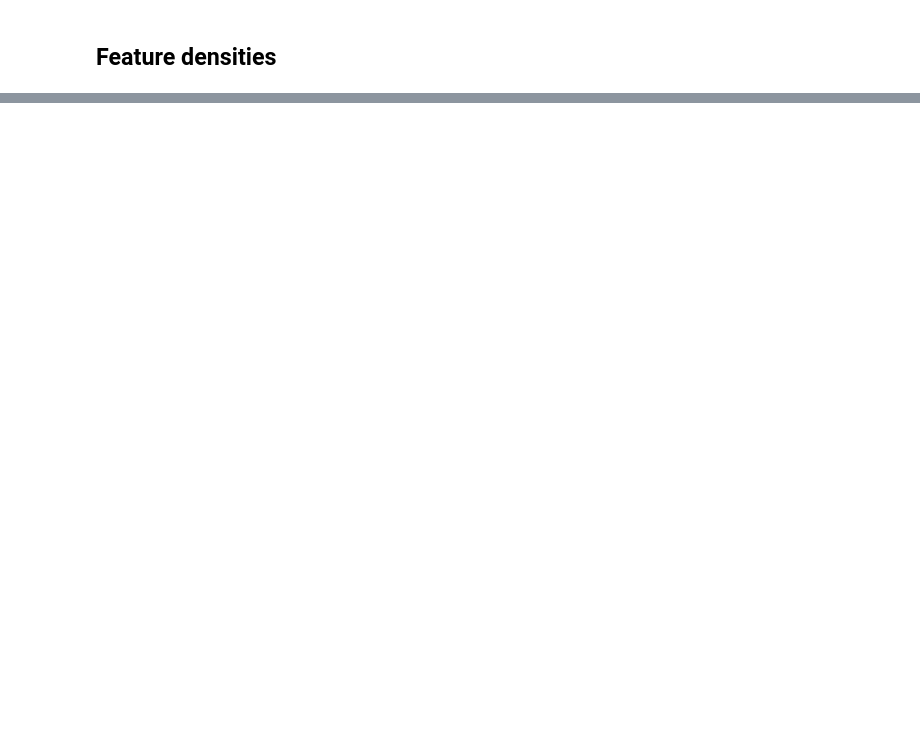
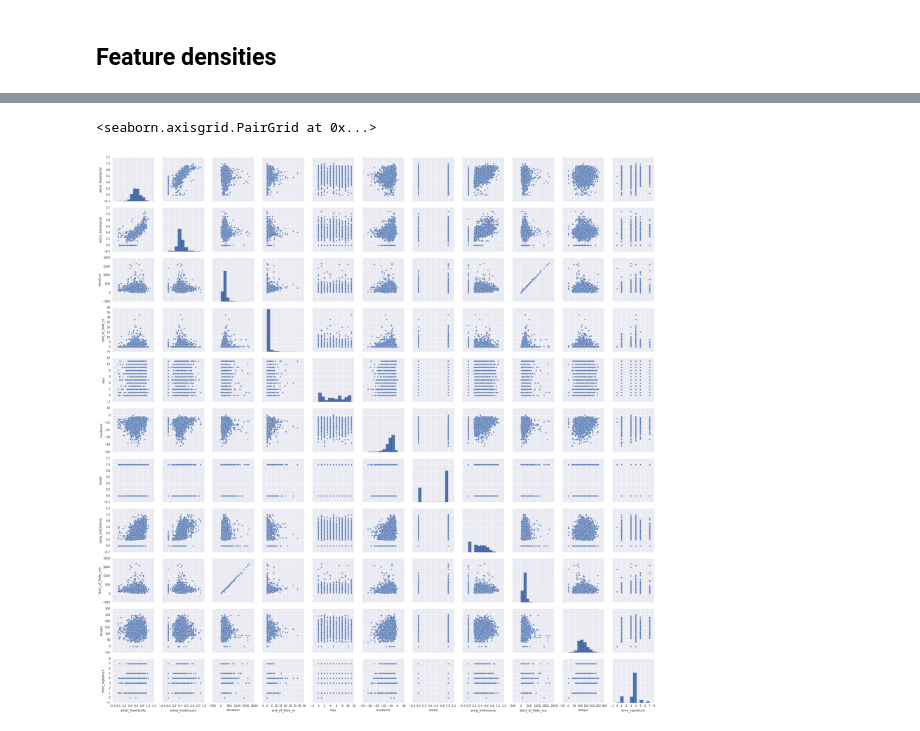
Before and after one commit to lxchavez/Yeezy-Taught-Me, a Jupyter notebook: notebooks/02-lxchavez-exploratory-analysis.ipynb, the cells around one changed output, grey strips where cells are left out. Saved outputs shown, nothing was run; the diff lists cells and outputs as text; code cells hidden in the pictures; blank space fills up the shorter version.

```diff
--- a/notebooks/02-lxchavez-exploratory-analysis.ipynb
+++ b/notebooks/02-lxchavez-exploratory-analysis.ipynb
@@ -296,0 +300,15 @@ TypeError: count() takes exactly one argument (0 given)
+# %%
+cols_to_plot = ['duration',
+                'end_of_fade_in', 'key', 'loudness',
+                'mode', 'song_hotttnesss', 'start_of_fade_out',
+                'tempo', 'time_signature', 'beats_start',
+                'bars_start', 'sections_start', 'segments_loudness_max',
+                'segments_loudness_max_time', 'segments_pitches', 'segments_start',
+                'segments_timbre', 'tatums_start']
+
+features_to_consider = song_features_df[cols_to_plot]
+# %%
+sns.pairplot(features_to_consider.dropna())
+# %% [output]
+<seaborn.axisgrid.PairGrid at 0x...>
+[figure, added]
```
Also changed, not shown: parts of 24 cells of this notebook.
